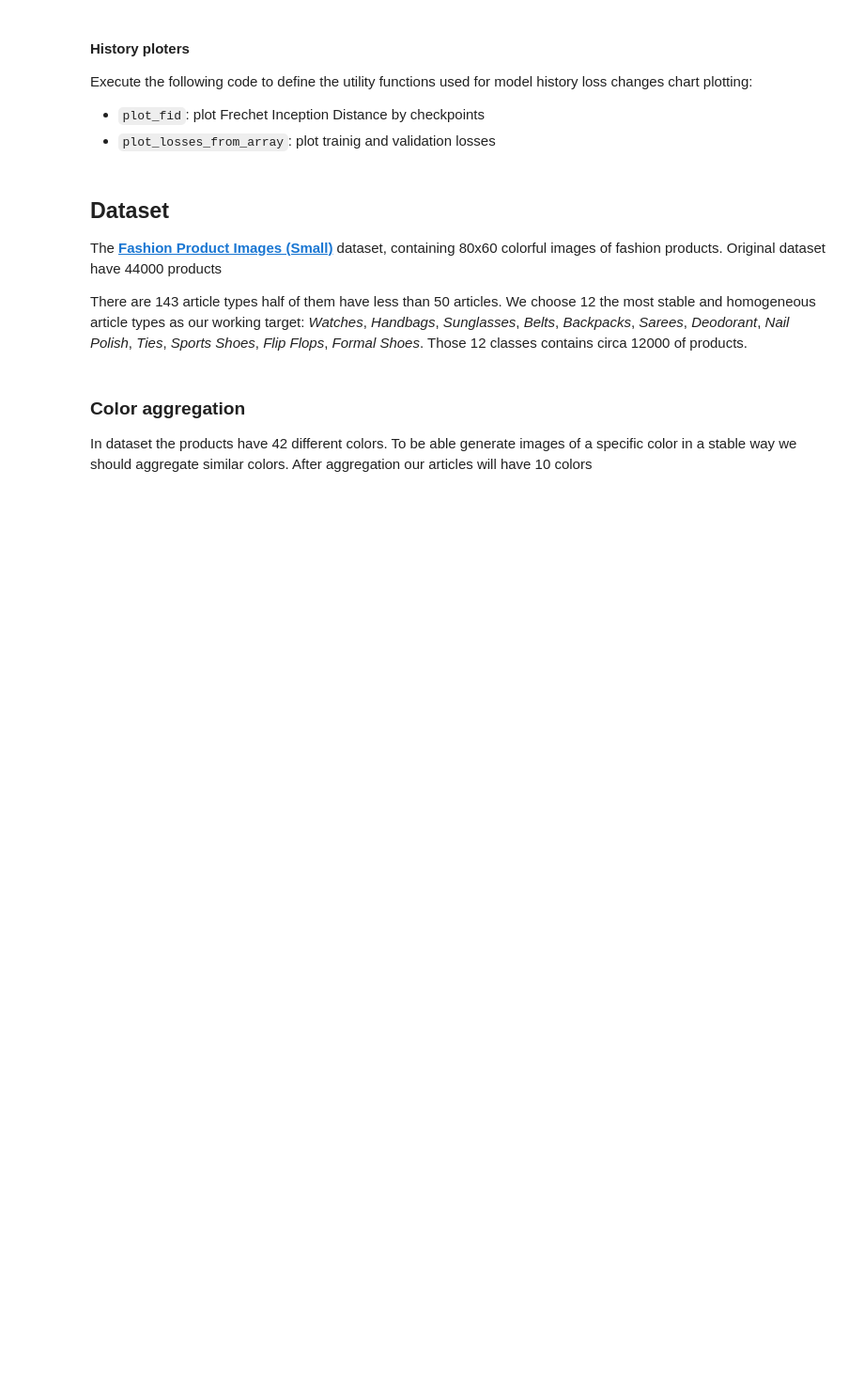
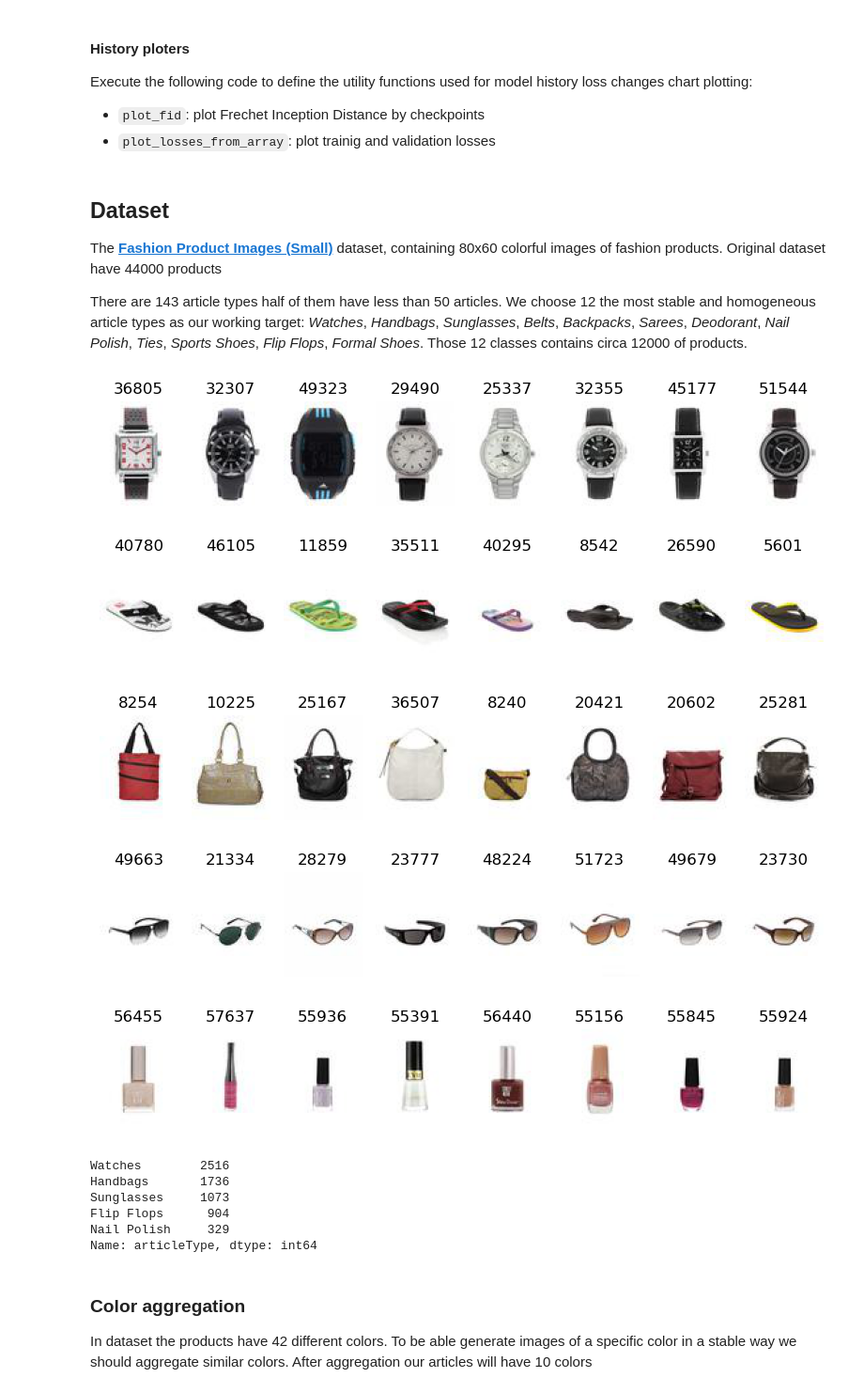
Before and after one commit to gloriasemprini/Fashion-Product-Images-Generation, a Jupyter notebook: Fashhion-Product-Images-Generation.ipynb, the cells around one changed output. Shown at 94% size. Drawn from its saved outputs; the diff is of its cells as text; code cells hidden in the pictures; blank space fills up the shorter version.

```diff
--- a/Fashhion-Product-Images-Generation.ipynb
+++ b/Fashhion-Product-Images-Generation.ipynb
@@ -35,11 +35,7 @@ Execute the following code to define some utility functions used in this project
 # %%
 DATASET_PATH = "dataset/"
 
-IMG_FOLDER = DATASET_PATH + "images/images/"
-BW_IMG_FOLDER = DATASET_PATH + "bw/"
-BW_IMG_FOLDER_INNER = BW_IMG_FOLDER + "img/"
-
-COLOR_IMG_FOLDER = DATASET_PATH + "color/"
+IMG_FOLDER = DATASET_PATH + "subset2/subset/"
 
 def get_dataset_folder_file_path(file_name):
     return DATASET_PATH + file_name
@@ -69,8 +66,8 @@ Execute the following code to define the utility functions used for image and ch
 # %%
 #ids (list): is a list of image id, the number of ids must be multiple of 5
 def plot_images_by_id(ids, folder=IMG_FOLDER):
-    rows = int(len(ids)/5)
-    fig, axes = plt.subplots(rows, 5, figsize=(15, rows*3))
+    rows = int(len(ids)/8)
+    fig, axes = plt.subplots(rows, 8, figsize=(8, rows*3))
 
     for i, ax in enumerate(axes.flatten()):
         image_id = ids[i]
@@ -83,8 +80,8 @@ def plot_images_by_id(ids, folder=IMG_FOLDER):
     plt.tight_layout()
     plt.show()
 
-def plot_random_images(df, num=5, path=IMG_FOLDER):
-  """ plot random 15 images from dataframe
+def plot_random_images(df, num=8, path=IMG_FOLDER):
+  """ plot random images from dataframe
 
   Args:
       df (dataframe): pandas dataframe
@@ -136,6 +133,14 @@ def plot_model_input_and_output(generator, model, num=6):
 
    generated_imgs = model.predict([real_imgs,labels], verbose=0)
    plot_generated_images([generated_imgs], 1, num)
+
+def plot_same_model_input_and_output(val_x, val_y, model, num=6):
+   real_imgs = val_x[:num]
+   labels = val_y[:num]
+   plot_generated_images([real_imgs], 1, num)
+
+   generated_imgs = model.predict([real_imgs,labels], verbose=0)
+   plot_generated_images([generated_imgs], 1, num)
 # %% [markdown]
 #### History ploters
 Execute the following code to define the utility functions used for model history loss changes chart plotting:
@@ -178,38 +183,59 @@ There are 143 article types half of them have less than 50 articles. We choose 1
 # "Sarees"
 # "Deodorant"
 # "Nail Polish"
 # "Ties"
 # "Sports Shoes"
 # "Flip Flops"
 # "Formal Shoes"
 
 # Flexible list of the article types that will be elaborated by neural networks
-CLASSES = ["Watches", "Handbags", "Sunglasses", "Belts", "Flip Flops"]
+CLASSES = ["Watches", "Handbags", "Sunglasses", "Flip Flops", "Nail Polish"]
 
 def filter_articles(df, classes):
     return df[df['articleType'].isin(classes)]
 
 def get_dataframe_by(df, column_name, value):
     return df[df[column_name] == value]
 
 def get_dataframe_by_article_type(df, article_type):
     return get_dataframe_by(df, "articleType", article_type)
 
 def get_dataframe_by_color(df, color):
     return get_dataframe_by(df, "baseColour", color)
 
+def load_df(classes):
+    df = pd.read_csv(get_dataset_folder_file_path('styles.csv'), dtype=str)
+    df = df[df.notnull()["baseColour"]] # remove null values from basecolor column
 
-df = pd.read_csv(get_dataset_folder_file_path('styles.csv'), dtype=str)
-df = df[df.notnull()["baseColour"]] # remove null values from basecolor column
+    # df['articleType'].value_counts()
+    df = filter_articles(df, classes)
+    return df
 
-# df['articleType'].value_counts()
-df = filter_articles(df, CLASSES)
+def image_exists(id):
+    image_filename = f'{IMG_FOLDER}{id}.jpg'
+    return os.path.exists(image_filename)
+
+
+df = load_df(CLASSES)
+df = df[df['id'].apply(image_exists)]
 
 for t in df['articleType'].unique():
     plot_random_images(get_dataframe_by_article_type(df, t))
 
 df['articleType'].value_counts() # number of products for each article type
 #todo blacklist
+# %% [output]
+[figure, added]
+[figure, added]
+[figure, added]
+[figure, added]
+[figure, added]
+Watches        2516
+Handbags       1736
+Sunglasses     1073
+Flip Flops      904
+Nail Polish     329
+Name: articleType, dtype: int64
 # %% [markdown]
 ### Color aggregation
 In dataset the products have 42 different colors. To be able generate images of a specific color in a stable way we should aggregate similar colors. After aggregation our articles will have 10 colors
```
Also changed, not shown: parts of 21 cells of this notebook, 5 other files.
